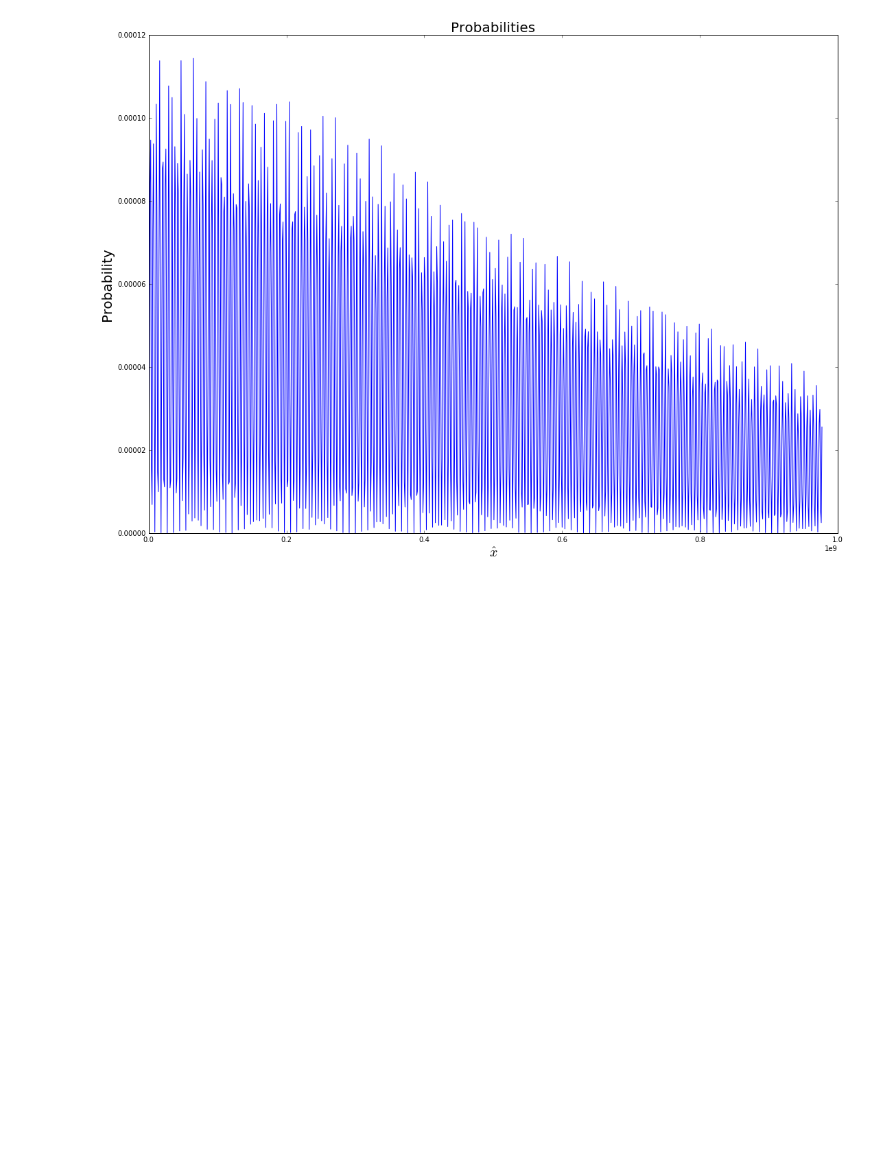
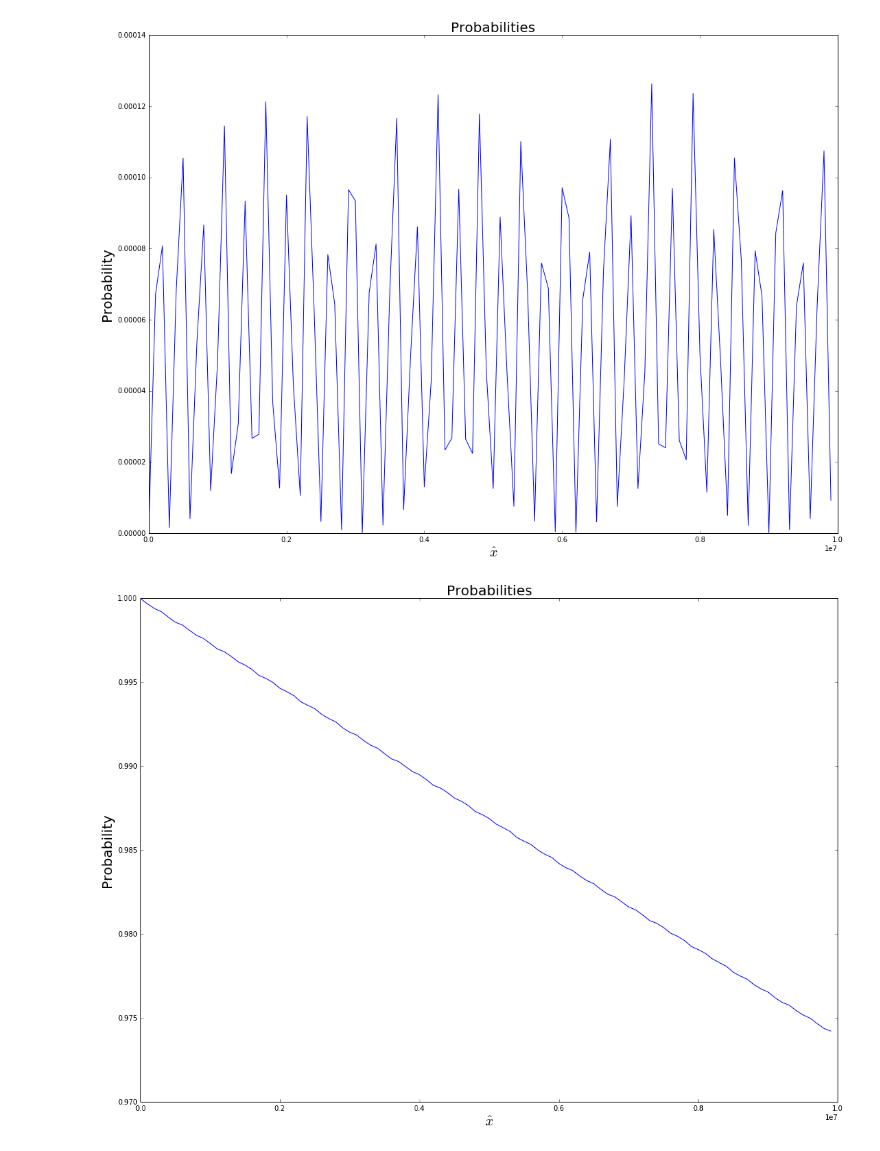
Before and after one commit to emptymalei/research-notes, a Jupyter notebook: ipynb/supernova.ipynb, the cells around one changed output. Drawn from its saved outputs; the diff is of its cells as text; code cells hidden in the pictures; blank space fills up the shorter version.

```diff
--- a/ipynb/supernova.ipynb
+++ b/ipynb/supernova.ipynb
@@ -17,28 +22,37 @@ matter
 # %%
 %matplotlib inline
 
 import numpy as np
 from scipy.integrate import odeint
 from scipy.integrate import ode
 import matplotlib.pylab as plt
 import csv
 import time
 
 # Template for reading the csv file
 # Ploting using data file
 
 # probsavefromfile = np.loadtxt("probtrans-test-"+timestampstr+".csv")
-probsavefromfile = np.loadtxt("matter/assets/probtrans-test-20160611-175800.csv")
+probsavefromfile = np.loadtxt("matter/assets/probtrans-test-1e7-20160617-125024.csv")#probtrans-test-20160617-111319.csv") #probtrans-test-20160616-154337.csv")
 # print test
 # print len(test[1::2]), test[1::2], len(test[::2]), test[::2]
 
 
 plt.figure(figsize=(18,13))
 
-plt.plot(probsavefromfile[::2], probsavefromfile[1::2],'-')
+plt.plot(probsavefromfile[::3], probsavefromfile[1::3],'-')
 plt.title("Probabilities",fontsize=20)
 plt.xlabel("$\hat x$",fontsize=20)
 plt.ylabel("Probability",fontsize=20)
 plt.show()
+
+plt.figure(figsize=(18,13))
+
+plt.plot(probsavefromfile[::3], probsavefromfile[2::3],'-')
+plt.title("Probabilities",fontsize=20)
+plt.xlabel("$\hat x$",fontsize=20)
+plt.ylabel("Probability",fontsize=20)
+plt.show()
 # %% [output]
-[figure, old version]
+[figure, new version]
+[figure, added]
```
Also changed, not shown: parts of 1 cell of this notebook.
